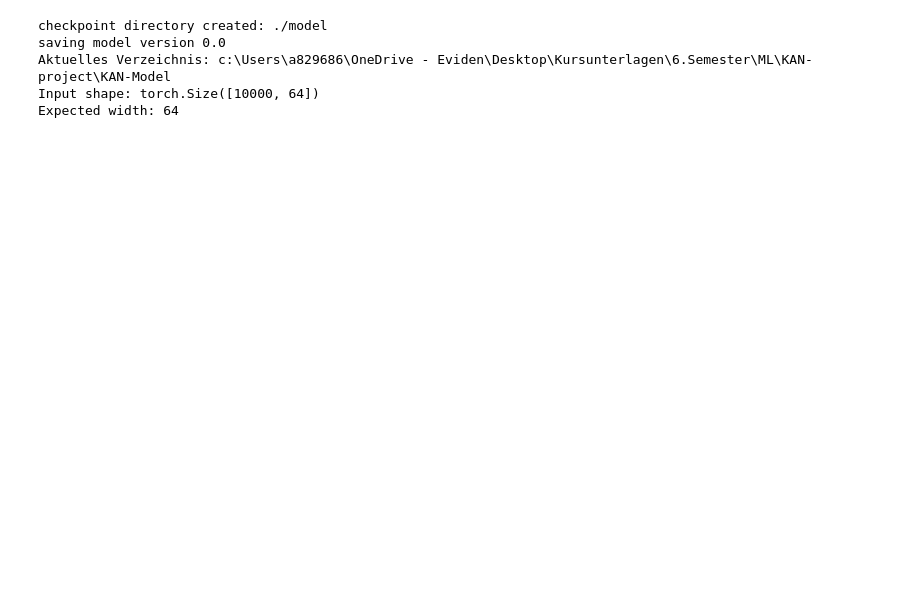
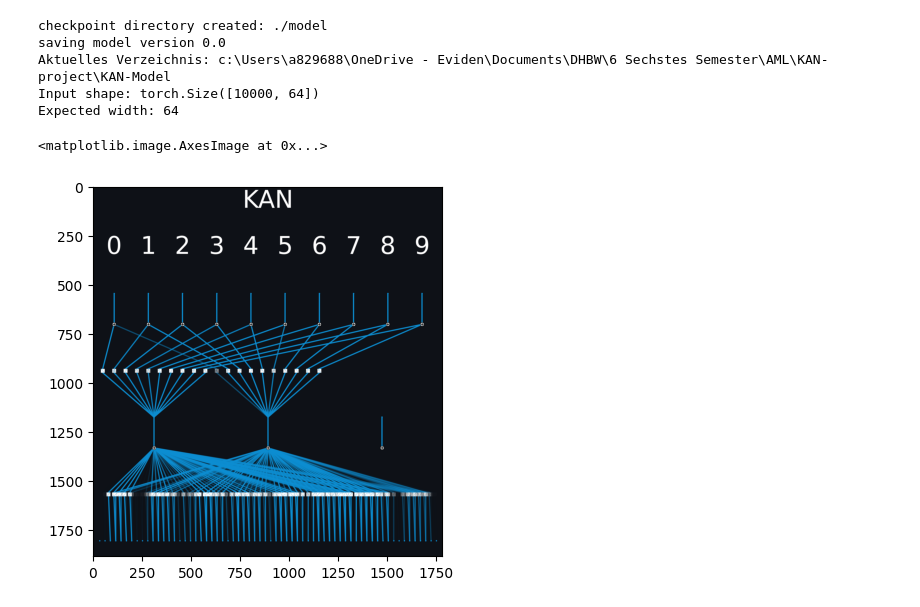
Before and after one commit to Marcus02W/KAN-project, a Jupyter notebook: src/streamlit_KAN_api.ipynb, the cells around one changed output. Drawn from its saved outputs; the diff is of its cells as text; code cells hidden in the pictures; blank space fills up the shorter version.

Commit message:
streamlit api change

```diff
--- a/src/streamlit_KAN_api.ipynb
+++ b/src/streamlit_KAN_api.ipynb
@@ -11,29 +7,15 @@ import torch
 dataset = torch.load('../data/MNIST/mnist_train_input.pth')
 data_test = torch.load('../data/MNIST/mnist_test_input.pth')
 original_img = data_test['test_input'][:1]
-# %%
-def streamlit_kan_static_api(path: str,hidden_1: int, hidden_2: int) -> None:
-    # params model
-    hidden_1 = hidden_1
-    hidden_2 = hidden_2
-    input_dim = dataset['train_input'].shape[ 1 ]   # Anzahl der Eingabefunktionen
-    output_dim = 10   # Anzahl der Klasse
-    #load model
-    if hidden_2 != 0:
-        model = KAN(width=[input_dim, hidden_1, hidden_2, output_dim], grid= 3 , k= 3 , seed= 42)
-    else:
-        model = KAN(width=[input_dim, hidden_1, output_dim], grid= 3 , k= 3 , seed= 42)
-    model = model.loadckpt(path)
-    img = kan_weights_vis(model,1.5)
-
-    return img
 # %%
 from PIL import Image
 img = streamlit_kan_static_api("./Modelle/model_mnist_h_3_s_45_g_3_k_3",3,0)
-img.show()
+plt.imshow(img)
 # %% [output]
 checkpoint directory created: ./model
 saving model version 0.0
-Aktuelles Verzeichnis: c:\Users\a829686\OneDrive - Eviden\Desktop\Kursunterlagen\6.Semester\ML\KAN-project\KAN-Model
+Aktuelles Verzeichnis: c:\Users\a829688\OneDrive - Eviden\Documents\DHBW\6 Sechstes Semester\AML\KAN-project\KAN-Model
 Input shape: torch.Size([10000, 64])
 Expected width: 64
+<matplotlib.image.AxesImage at 0x...>
+[figure, added]
```
Also changed, not shown: parts of 6 cells of this notebook, 3 other files.
